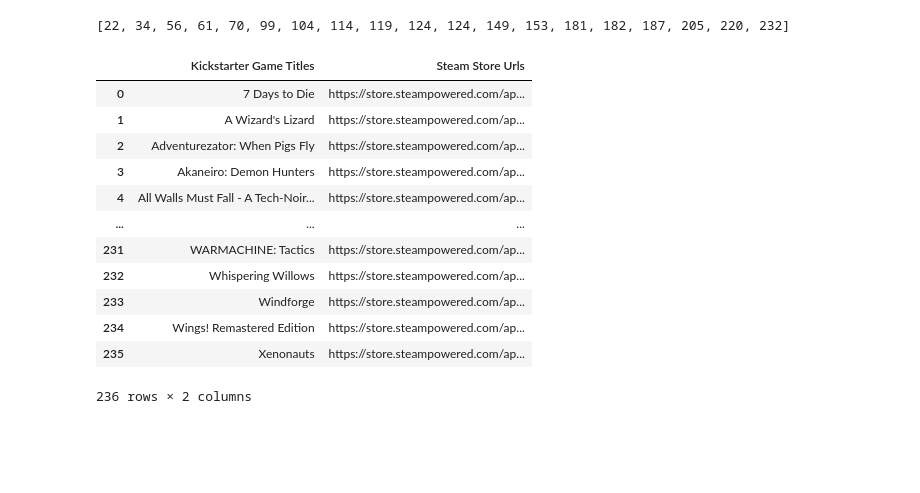
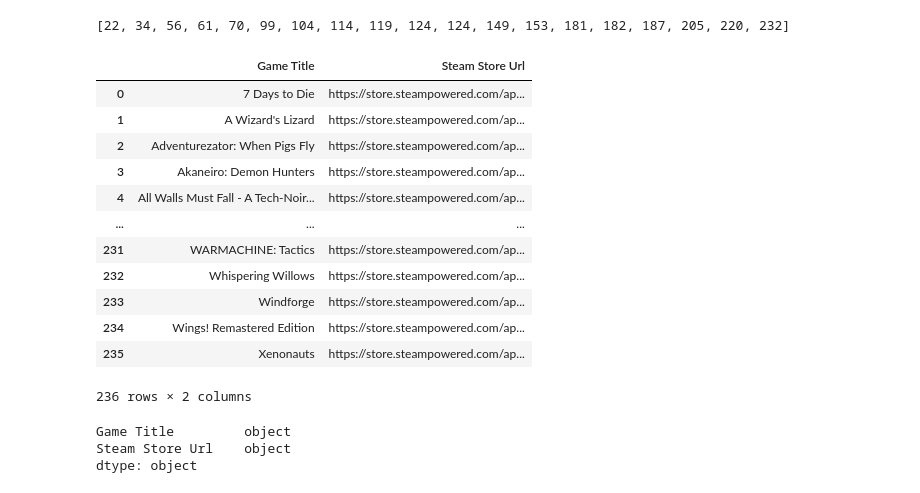
Before and after one commit to Witwer93/ETL-Project, a Jupyter notebook: etl_project_file.ipynb, the cells around one changed output. Drawn from its saved outputs; the diff is of its cells as text; code cells hidden in the pictures; blank space fills up the shorter version.

```diff
--- a/etl_project_file.ipynb
+++ b/etl_project_file.ipynb
@@ -126,0 +176,9 @@ ign_df_pc.loc[ign_df_pc['Game'] == 'Castle Story']
+# %%
+ign_df_sorted = pd.DataFrame()
+for i in range(len(game_names)):
+    try:
+        ign_df_sorted = ign_df.loc[ign_df['Game'] == game_names[i]]
+    except:
+        print(f'game not found: {game_names[i]} index: ' + i)
+
+ign_df_sorted
@@ -126,0 +192,3 @@ ign_df_pc.loc[ign_df_pc['Game'] == 'Castle Story']
+# %%
+for i in range(len(game_names)):
+    print(game_names[i])
@@ -290,12 +376,12 @@ length = len(lost_link_indexes)
 #    copy_steam_links.pop(lost_link_indexes[i])
 # %%
 # Finally create dataframe containing the names of games scraped from kickstarter and their steam store urls
-webscraped_df = pd.DataFrame(columns=['Kickstarter Game Titles', 'Steam Store Urls'])
-webscraped_df['Kickstarter Game Titles'] = game_names
-webscraped_df['Steam Store Urls'] = copy_steam_links
+webscraped_df = pd.DataFrame(columns=['Game Title', 'Steam Store Url'])
+webscraped_df['Game Title'] = game_names
+webscraped_df['Steam Store Url'] = copy_steam_links
 webscraped_df
 # %% [output]
-|  | Kickstarter Game Titles | Steam Store Urls |
+|  | Game Title | Steam Store Url |
 | 0 | 7 Days to Die | https://store.steampowered.com/ap... |
 | 1 | A Wizard's Lizard | https://store.steampowered.com/ap... |
 | 2 | Adventurezator: When Pigs Fly | https://store.steampowered.com/ap... |
@@ -308,3 +394,9 @@ webscraped_df
 | 234 | Wings! Remastered Edition | https://store.steampowered.com/ap... |
 | 235 | Xenonauts | https://store.steampowered.com/ap... |
 236 rows × 2 columns
+# %%
+webscraped_df.dtypes
+# %% [output]
+Game Title         object
+Steam Store Url    object
+dtype: object
```
Also changed, not shown: parts of 10 cells of this notebook.
